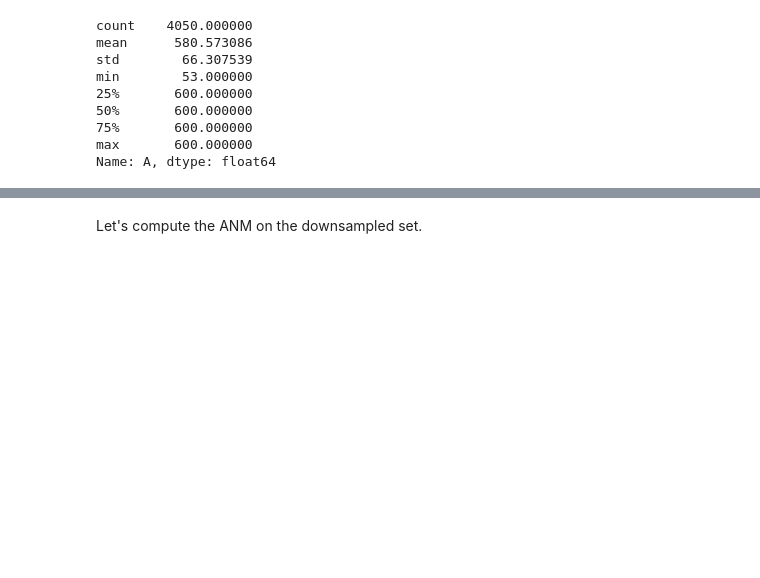
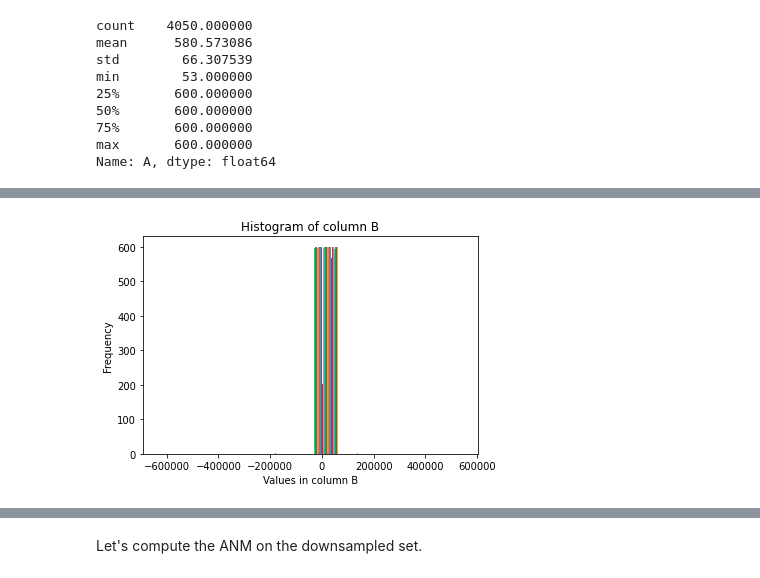
Before and after one commit to RachaHachem/Solving-Medi-Fair-Challenge, a Jupyter notebook: Baseline Methods/Code/Medi_Fair_baseline_methods.ipynb, the cells around one changed output, grey strips where cells are left out. Cells and saved outputs as stored; diff of their text form; code cells hidden in the pictures; blank space fills up the shorter version.

```diff
--- a/Code/Medi_Fair_baseline_methods.ipynb
+++ b/Baseline Methods/Code/Medi_Fair_baseline_methods.ipynb
@@ -271,0 +345,9 @@ X_train_downsampled
+# %%
+# plot a histogram of column B
+plt.hist(X_train_downsampled['B'])
+plt.xlabel('Values in column B')
+plt.ylabel('Frequency')
+plt.title('Histogram of column B')
+plt.show()
+# %% [output]
+[figure, added]
```
Also changed, not shown: parts of 24 cells of this notebook, 2 other files.
